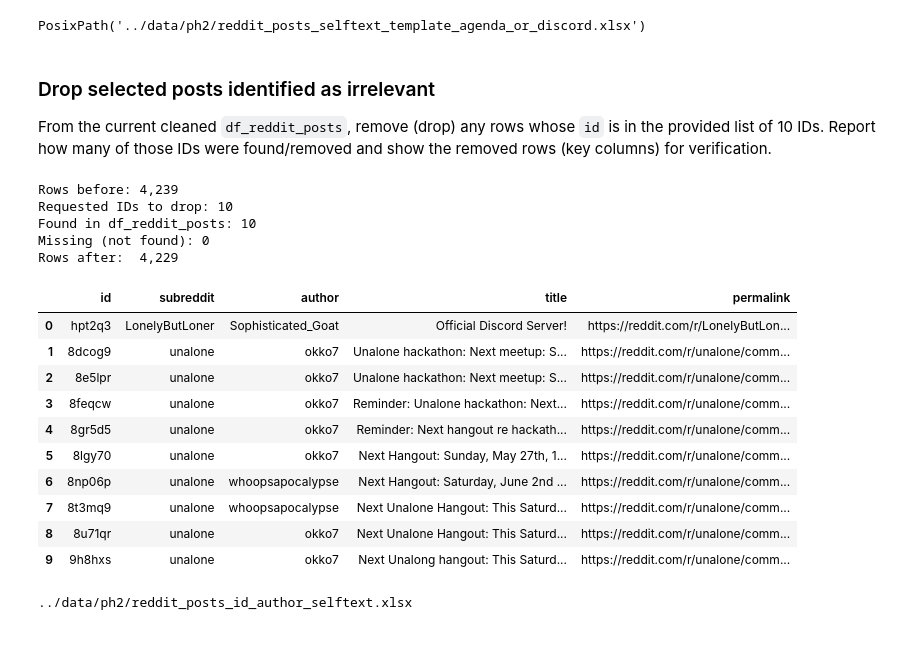
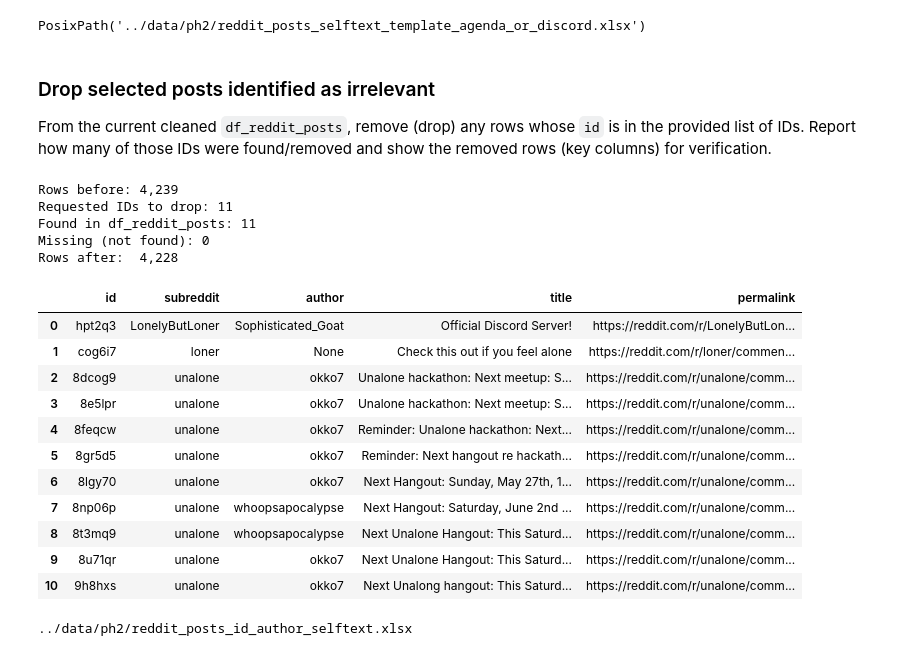
Before and after one commit to laelgelc/cl_st1_andressa, a Jupyter notebook: cl_st1_ph2_andressa/cl_st1_ph2_andressa.ipynb, the cells around one changed output. Saved outputs shown, nothing was run; the diff lists cells and outputs as text; code cells hidden in the pictures.

```diff
--- a/cl_st1_ph2_andressa/cl_st1_ph2_andressa.ipynb
+++ b/cl_st1_ph2_andressa/cl_st1_ph2_andressa.ipynb
@@ -302,7 +302,7 @@ excel_path_any
 PosixPath('../data/ph2/reddit_posts_selftext_template_agenda_or_discord.xlsx')
 # %% [markdown]
 ### Drop selected posts identified as irrelevant
-From the current cleaned `df_reddit_posts`, remove (drop) any rows whose `id` is in the provided list of 10 IDs. Report how many of those IDs were found/removed and show the removed rows (key columns) for verification.
+From the current cleaned `df_reddit_posts`, remove (drop) any rows whose `id` is in the provided list of IDs. Report how many of those IDs were found/removed and show the removed rows (key columns) for verification.
 # %%
 ids_to_drop = [
     "hpt2q3",
@@ -314,45 +314,47 @@ ids_to_drop = [
     "8gr5d5",
     "8feqcw",
     "8e5lpr",
     "8dcog9",
+    "cog6i7"
 ]
 
 mask_drop = df_reddit_posts["id"].astype(str).isin(ids_to_drop)
 
 df_dropped_rows_preview = (
     df_reddit_posts.loc[mask_drop, ["id", "subreddit", "author", "title", "permalink"]]
     .copy()
     .sort_values(["subreddit", "id"])
     .reset_index(drop=True)
 )
 
 print(f"Rows before: {len(df_reddit_posts):,}")
 print(f"Requested IDs to drop: {len(ids_to_drop):,}")
 print(f"Found in df_reddit_posts: {int(mask_drop.sum()):,}")
 print(f"Missing (not found): {len(set(ids_to_drop) - set(df_reddit_posts['id'].astype(str))):,}")
 
 df_reddit_posts = df_reddit_posts.loc[~mask_drop].reset_index(drop=True)
 
 print(f"Rows after:  {len(df_reddit_posts):,}")
 
 df_dropped_rows_preview
 # %% [output]
 Rows before: 4,239
-Requested IDs to drop: 10
-Found in df_reddit_posts: 10
+Requested IDs to drop: 11
+Found in df_reddit_posts: 11
 Missing (not found): 0
-Rows after:  4,229
+Rows after:  4,228
 |  | id | subreddit | author | title | permalink |
 | 0 | hpt2q3 | LonelyButLoner | Sophisticated_Goat | Official Discord Server! | https://reddit.com/r/LonelyButLon... |
-| 1 | 8dcog9 | unalone | okko7 | Unalone hackathon: Next meetup: S... | https://reddit.com/r/unalone/comm... |
-| 2 | 8e5lpr | unalone | okko7 | Unalone hackathon: Next meetup: S... | https://reddit.com/r/unalone/comm... |
-| 3 | 8feqcw | unalone | okko7 | Reminder: Unalone hackathon: Next... | https://reddit.com/r/unalone/comm... |
-| 4 | 8gr5d5 | unalone | okko7 | Reminder: Next hangout re hackath... | https://reddit.com/r/unalone/comm... |
-| 5 | 8lgy70 | unalone | okko7 | Next Hangout: Sunday, May 27th, 1... | https://reddit.com/r/unalone/comm... |
-| 6 | 8np06p | unalone | whoopsapocalypse | Next Hangout: Saturday, June 2nd ... | https://reddit.com/r/unalone/comm... |
-| 7 | 8t3mq9 | unalone | whoopsapocalypse | Next Unalone Hangout: This Saturd... | https://reddit.com/r/unalone/comm... |
-| 8 | 8u71qr | unalone | okko7 | Next Unalone Hangout: This Saturd... | https://reddit.com/r/unalone/comm... |
-| 9 | 9h8hxs | unalone | okko7 | Next Unalong hangout: This Saturd... | https://reddit.com/r/unalone/comm... |
+| 1 | cog6i7 | loner | None | Check this out if you feel alone | https://reddit.com/r/loner/commen... |
+| 2 | 8dcog9 | unalone | okko7 | Unalone hackathon: Next meetup: S... | https://reddit.com/r/unalone/comm... |
+| 3 | 8e5lpr | unalone | okko7 | Unalone hackathon: Next meetup: S... | https://reddit.com/r/unalone/comm... |
+| 4 | 8feqcw | unalone | okko7 | Reminder: Unalone hackathon: Next... | https://reddit.com/r/unalone/comm... |
+| 5 | 8gr5d5 | unalone | okko7 | Reminder: Next hangout re hackath... | https://reddit.com/r/unalone/comm... |
+| 6 | 8lgy70 | unalone | okko7 | Next Hangout: Sunday, May 27th, 1... | https://reddit.com/r/unalone/comm... |
+| 7 | 8np06p | unalone | whoopsapocalypse | Next Hangout: Saturday, June 2nd ... | https://reddit.com/r/unalone/comm... |
+| 8 | 8t3mq9 | unalone | whoopsapocalypse | Next Unalone Hangout: This Saturd... | https://reddit.com/r/unalone/comm... |
+| 9 | 8u71qr | unalone | okko7 | Next Unalone Hangout: This Saturd... | https://reddit.com/r/unalone/comm... |
+| 10 | 9h8hxs | unalone | okko7 | Next Unalong hangout: This Saturd... | https://reddit.com/r/unalone/comm... |
 # %%
 # Rebuild the 3-column export after dropping the specified IDs (overwrites the same Excel file)
 df_export = df_reddit_posts.loc[:, ["id", "author", "selftext"]].copy()
```
Also changed, not shown: parts of 4 cells of this notebook, 3 other files.
